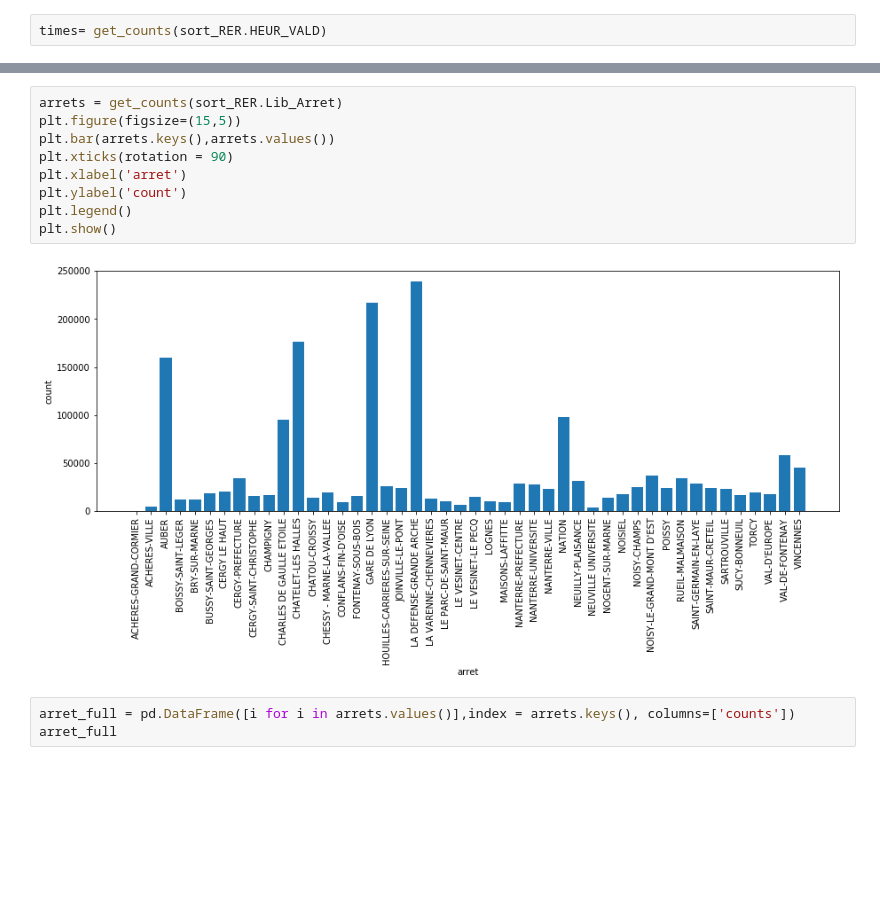
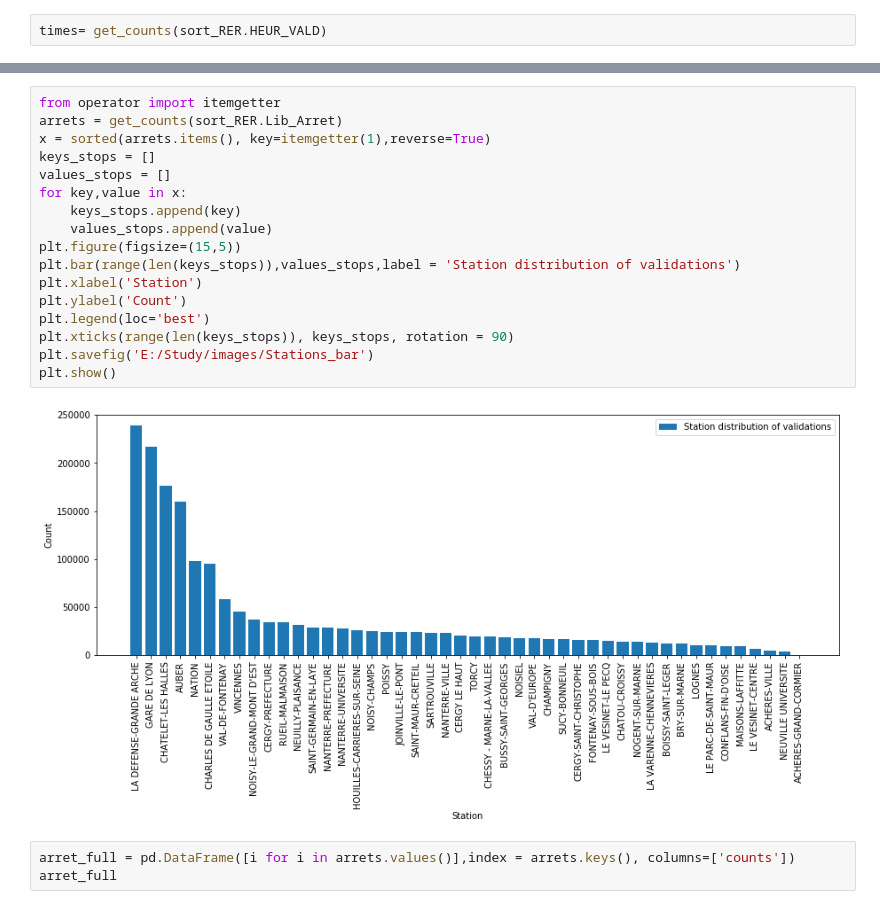
Before and after one commit to Leoyao87820984/Handle_AFC_data, a Jupyter notebook: Handle_AFC_2017_RER.ipynb, the cells around one changed output, grey strips where cells are left out. Saved outputs shown, nothing was run; the diff lists cells and outputs as text; blank space fills up the shorter version.

```diff
--- a/Handle_AFC_2017_RER.ipynb
+++ b/Handle_AFC_2017_RER.ipynb
@@ -34,17 +128,25 @@ plt.legend()
 plt.show()
 # %% [output]
 [figure]
-# %%
-arrets = get_counts(sort_RER.Lib_Arret)
-plt.figure(figsize=(15,5))
-plt.bar(arrets.keys(),arrets.values())
-plt.xticks(rotation = 90)
-plt.xlabel('arret')
-plt.ylabel('count')
-plt.legend()
-plt.show()
-# %% [output]
-[figure, removed]
+# %%
+from operator import itemgetter
+arrets = get_counts(sort_RER.Lib_Arret)
+x = sorted(arrets.items(), key=itemgetter(1),reverse=True)
+keys_stops = []
+values_stops = []
+for key,value in x:
+    keys_stops.append(key)
+    values_stops.append(value)
+plt.figure(figsize=(15,5))
+plt.bar(range(len(keys_stops)),values_stops,label = 'Station distribution of validations')
+plt.xlabel('Station')
+plt.ylabel('Count')
+plt.legend(loc='best')
+plt.xticks(range(len(keys_stops)), keys_stops, rotation = 90)
+plt.savefig('E:/Study/images/Stations_bar')
+plt.show()
+# %% [output]
+[figure, added]
 # %%
 arret_full = pd.DataFrame([i for i in arrets.values()],index = arrets.keys(), columns=['counts'])
 arret_full
```
Also changed, not shown: parts of 24 cells of this notebook, 2 other files.
